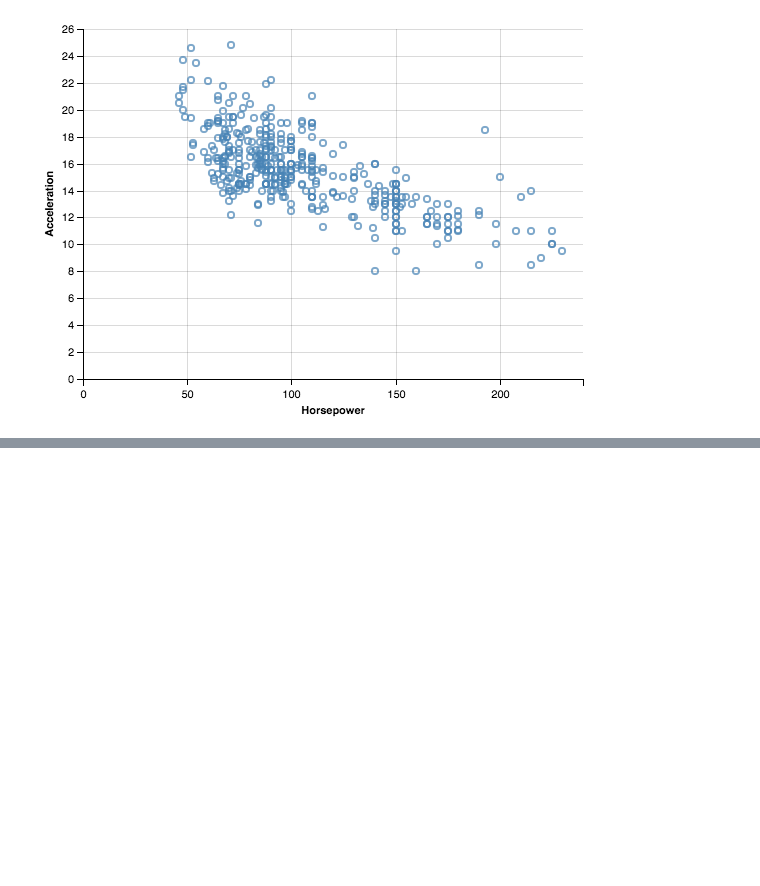
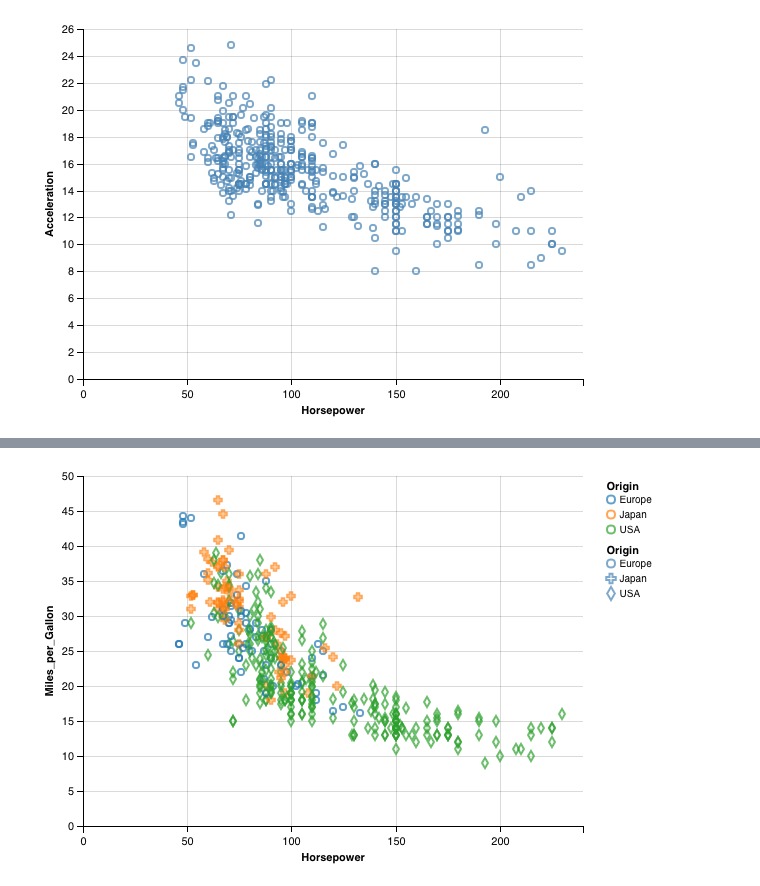
Before and after one commit to PHI-Toolkit/docker-jupyterhub, a Jupyter notebook: notebooks/vega/VegaLite.ipynb, the cells around one changed output, grey strips where cells are left out. Saved outputs shown, nothing was run; the diff lists cells and outputs as text; code cells hidden in the pictures; blank space fills up the shorter version.

```diff
--- a/notebooks/vega/VegaLite.ipynb
+++ b/notebooks/vega/VegaLite.ipynb
@@ -30,3 +30,15 @@ VegaLite({
 # %% [output]
 [interactive output not drawn]
 [figure]
+# %%
+VegaLite({
+  "description": "A scatterplot showing horsepower and miles per gallons.",
+  "mark": "point",
+  "encoding": {
+    "x": {"field": "Horsepower", "type": "quantitative"},
+    "y": {"field": "Miles_per_Gallon", "type": "quantitative"},
+    "color": {"field": "Origin", "type": "nominal"},
+    "shape": {"field": "Origin", "type": "nominal"}
+  }
+}, df)
+# %% [output]
@@ -32,0 +46 @@ VegaLite({
+[figure, added]
```
Also changed, not shown: parts of 1 cell of this notebook, 19 other files.
